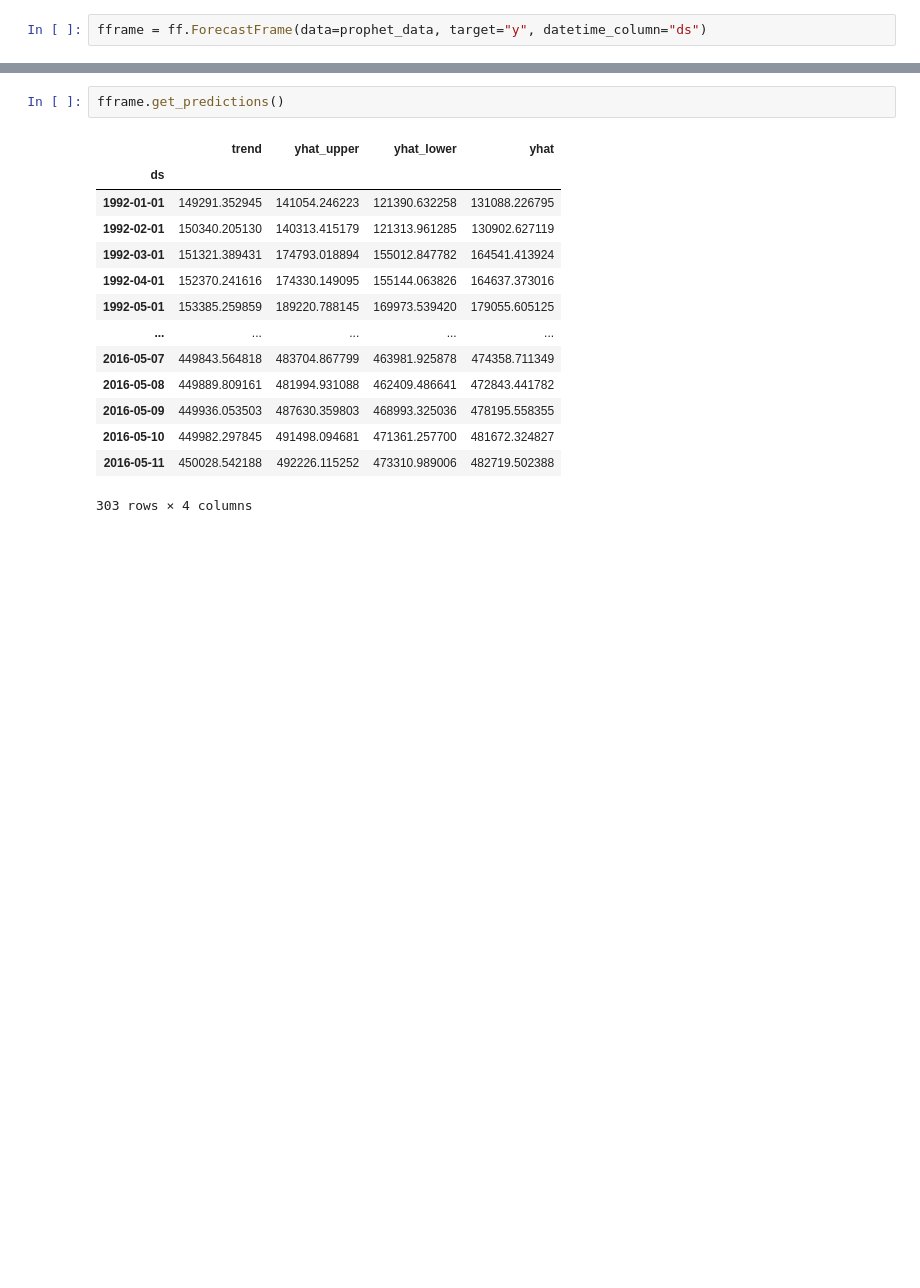
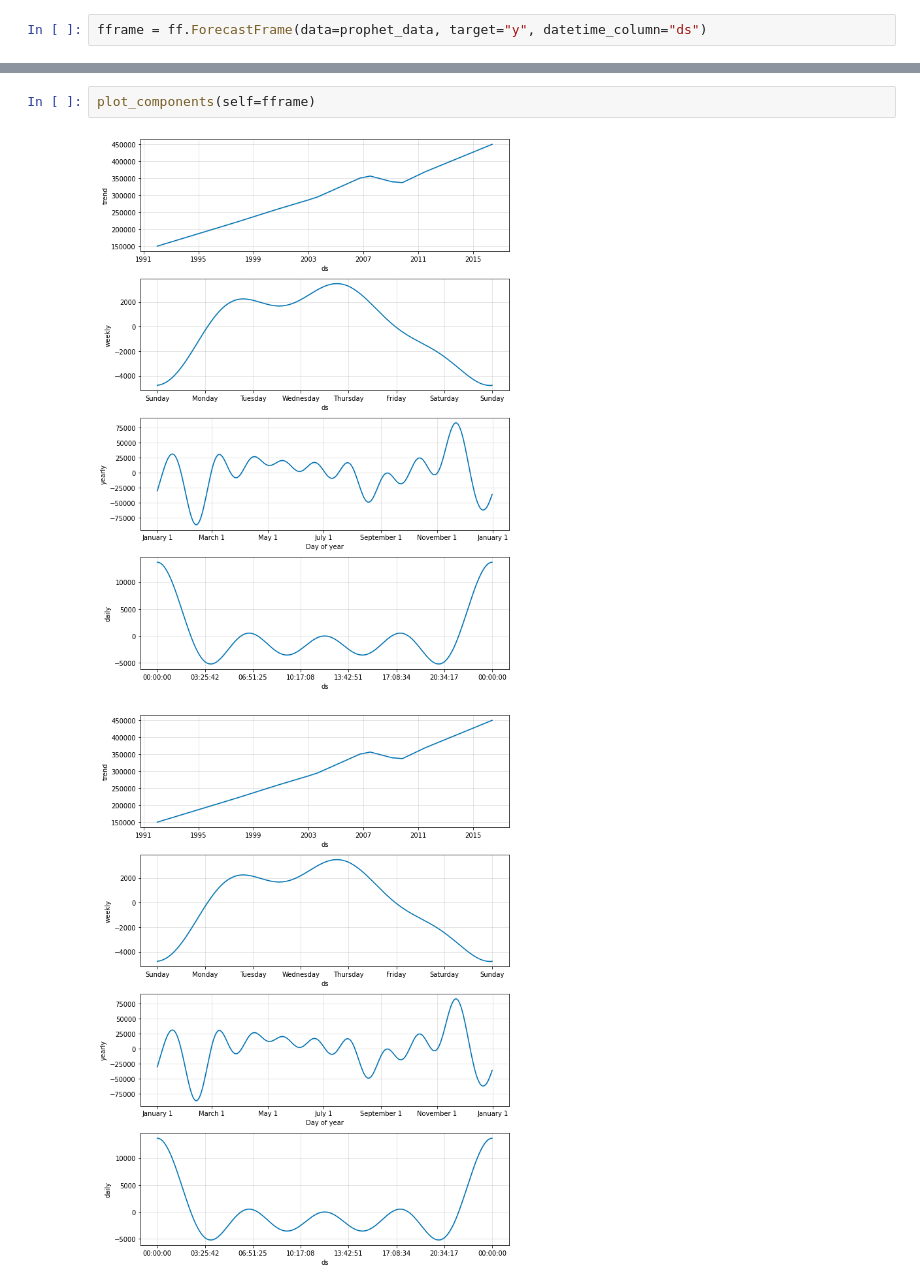
Before and after one commit to ntlind/forecastframe, a Jupyter notebook: examples/prophet_example.ipynb, the cells around one changed output, grey strips where cells are left out. Drawn from its saved outputs; the diff is of its cells as text; blank space fills up the shorter version.

```diff
--- a/examples/prophet_example.ipynb
+++ b/examples/prophet_example.ipynb
@@ -68,20 +47,8 @@ fframe.plot_components()
-# %%
-fframe.get_predictions()
-# %% [output]
-|  | trend | yhat_upper | yhat_lower | yhat |
-| ds |  |  |  |  |
-| 1992-01-01 | 149291.352945 | 141054.246223 | 121390.632258 | 131088.226795 |
-| 1992-02-01 | 150340.205130 | 140313.415179 | 121313.961285 | 130902.627119 |
-| 1992-03-01 | 151321.389431 | 174793.018894 | 155012.847782 | 164541.413924 |
-| 1992-04-01 | 152370.241616 | 174330.149095 | 155144.063826 | 164637.373016 |
-| 1992-05-01 | 153385.259859 | 189220.788145 | 169973.539420 | 179055.605125 |
-| ... | ... | ... | ... | ... |
-| 2016-05-07 | 449843.564818 | 483704.867799 | 463981.925878 | 474358.711349 |
-| 2016-05-08 | 449889.809161 | 481994.931088 | 462409.486641 | 472843.441782 |
-| 2016-05-09 | 449936.053503 | 487630.359803 | 468993.325036 | 478195.558355 |
-| 2016-05-10 | 449982.297845 | 491498.094681 | 471361.257700 | 481672.324827 |
-| 2016-05-11 | 450028.542188 | 492226.115252 | 473310.989006 | 482719.502388 |
-303 rows × 4 columns
+# %%
+plot_components(self=fframe)
+# %% [output]
+[figure, added]
+[figure, added]
 # %%
 fframe.get_errors()
 # fframe.get_errors()
```
Also changed, not shown: parts of 9 cells of this notebook, 1 other file.
